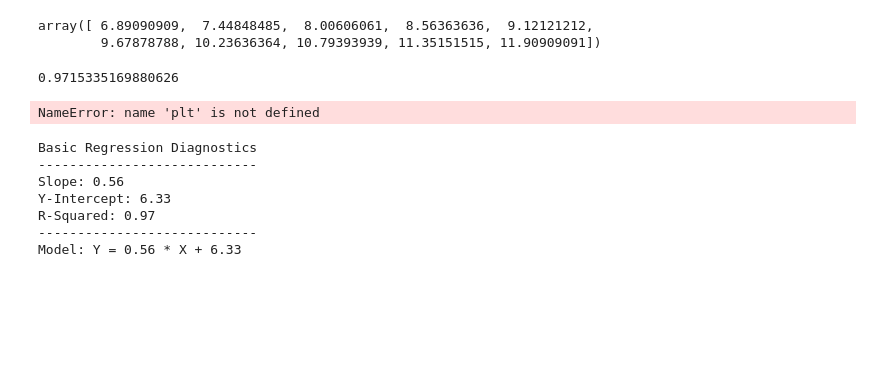
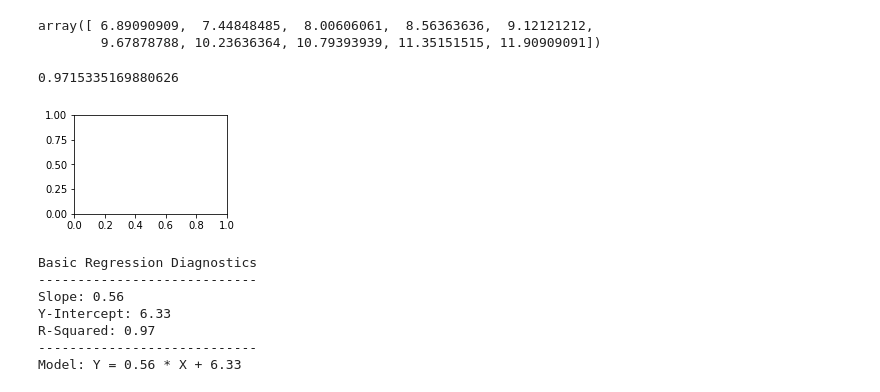
Before and after one commit to bl419cam/dsc-complete-regression-lab-seattle-ds-062419, a Jupyter notebook: index.ipynb, the cells around one changed output. Cells and saved outputs as stored; diff of their text form; code cells hidden in the pictures; blank space fills up the shorter version.

```diff
--- a/index.ipynb
+++ b/index.ipynb
@@ -72,9 +72,9 @@ import matplotlib.pyplot as plt
 # %%
 #graph
 new_figure = plt.figure()
-scatter = new_figure.add_subplot(111)
+scatter = new_figure.add_subplot(222)
 # %% [output]
-NameError: name 'plt' is not defined
+[figure, added]
 # %%
 # Basic Regression Diagnostics
 # ----------------------------
```
